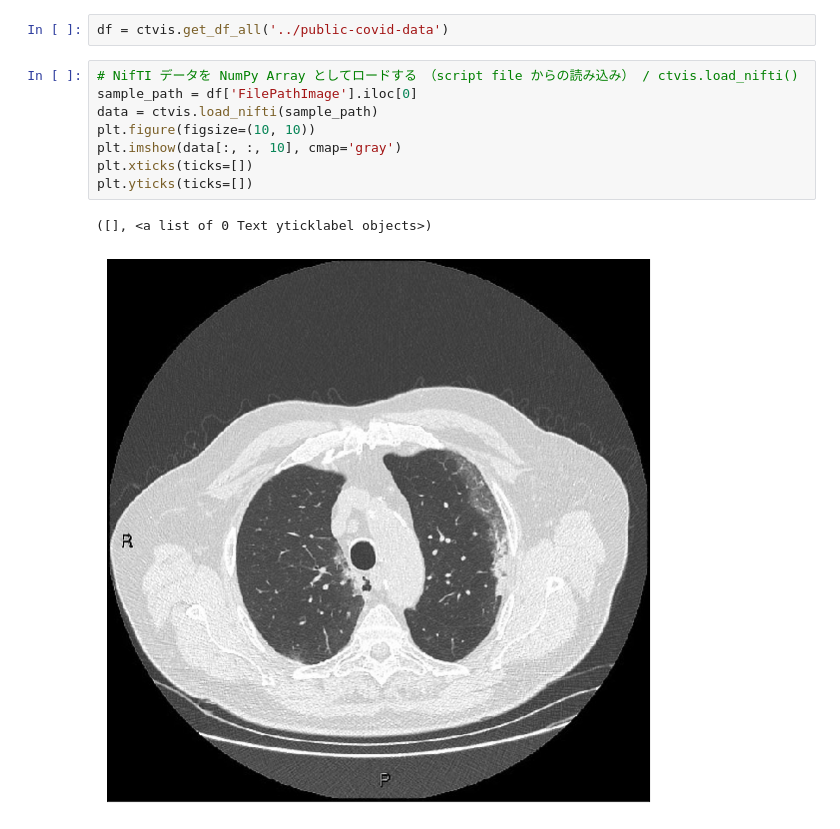
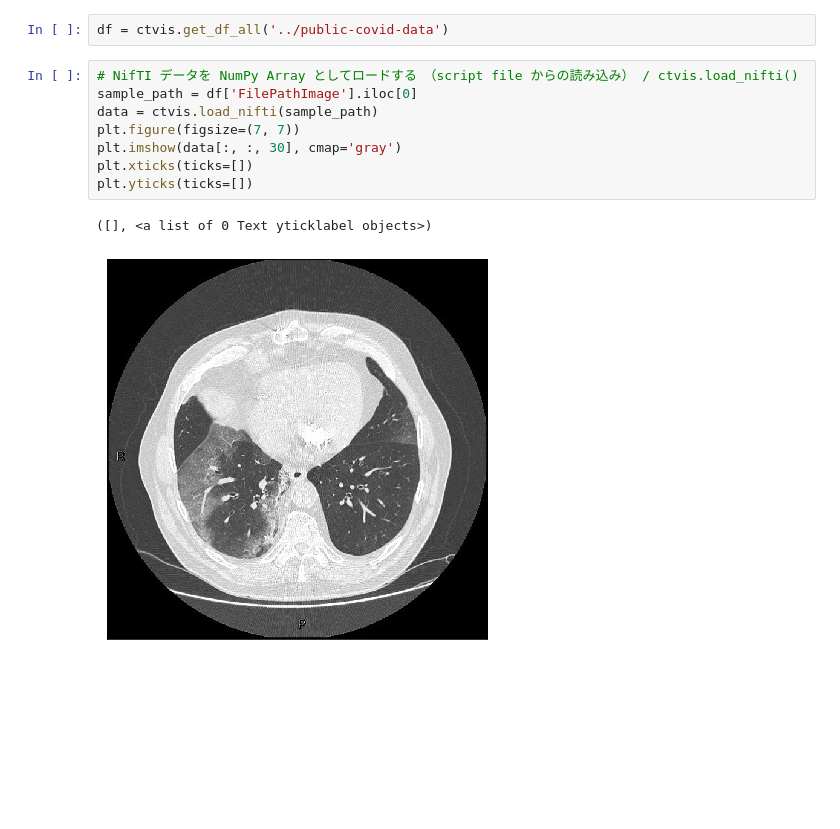
Before and after one commit to MoTo-LaBo/Python-data-science, a Jupyter notebook: CT visualization/CTVisualization.ipynb, the cells around one changed output. Saved outputs shown, nothing was run; the diff lists cells and outputs as text; blank space fills up the shorter version.

```diff
--- a/CT visualization/CTVisualization.ipynb
+++ b/CT visualization/CTVisualization.ipynb
@@ -33,11 +33,11 @@ df = ctvis.get_df_all('../public-covid-data')
 # %%
 # NifTI データを NumPy Array としてロードする　（script file からの読み込み） / ctvis.load_nifti()
 sample_path = df['FilePathImage'].iloc[0]
 data = ctvis.load_nifti(sample_path)
-plt.figure(figsize=(10, 10))
-plt.imshow(data[:, :, 10], cmap='gray')
+plt.figure(figsize=(7, 7))
+plt.imshow(data[:, :, 30], cmap='gray')
 plt.xticks(ticks=[])
 plt.yticks(ticks=[])
 # %% [output]
 ([], <a list of 0 Text yticklabel objects>)
-[figure, old version]
+[figure, new version]
```
Also changed, not shown: parts of 4 cells of this notebook.
